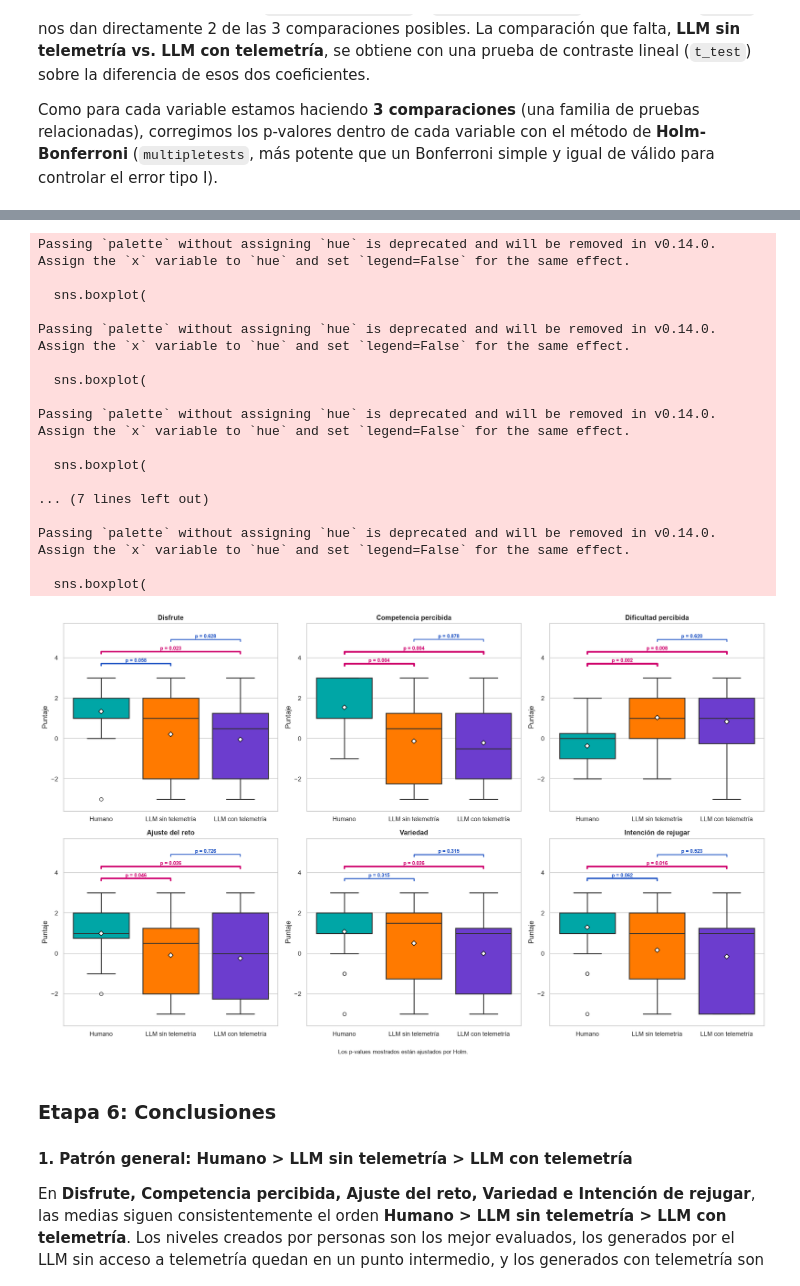
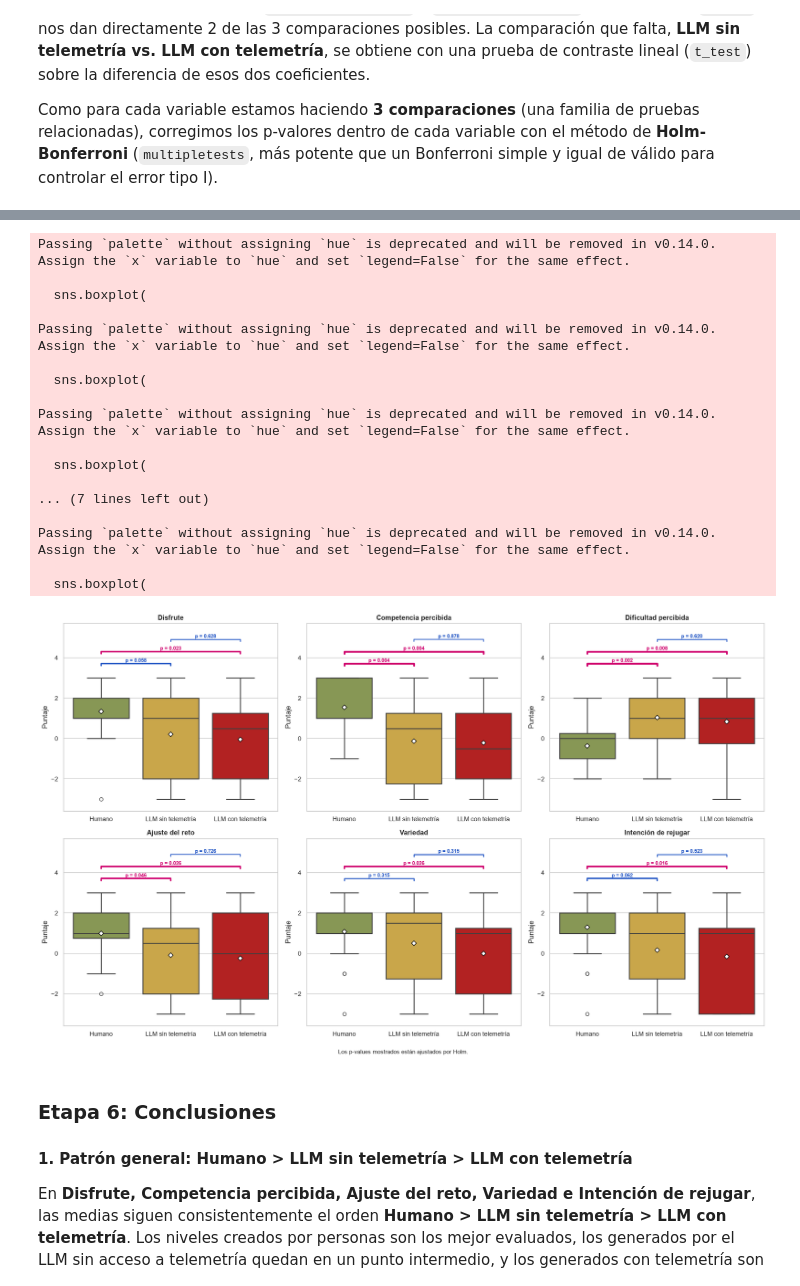
Before and after one commit to Nell-170/Mario-Ai, a Jupyter notebook: Data_Analysis_Code/LMM-Modelo_Lineal_de_Efectos_Mixtos/Analisis_Respuestas_Experimento.ipynb, the cells around one changed output, grey strips where cells are left out. Cells and saved outputs as stored; diff of their text form; code cells hidden in the pictures.

```diff
--- a/Data_Analysis_Code/LMM-Modelo_Lineal_de_Efectos_Mixtos/Analisis_Respuestas_Experimento.ipynb
+++ b/Data_Analysis_Code/LMM-Modelo_Lineal_de_Efectos_Mixtos/Analisis_Respuestas_Experimento.ipynb
@@ -687,7 +687,7 @@ for ax, variable in zip(axes, variables):
         x="condicion",
         y=variable,
         order=orden_condiciones,
-        palette=["#00A6A6", "#FF7A00", "#6C3DCE"],
+        palette=["#879755", "#C9A64A", "#B22222"],
         saturation=1,
         linewidth=1.6,
         showmeans=True,
@@ -734,7 +734,10 @@ for ax, variable in zip(axes, variables):
 
         y = maximo + espacio * nivel
         p_seguro = max(p_ajustado, 1e-6)
-        grosor = min(4.2, max(1.4, 1.4 + 0.7 * (-np.log10(p_seguro))))
+        grosor = min(
+            4.2,
+            max(1.4, 1.4 + 0.7 * (-np.log10(p_seguro))),
+        )
         color = "#D0006F" if p_ajustado < 0.05 else "#2457C5"
 
         ax.plot(
@@ -744,6 +747,7 @@ for ax, variable in zip(axes, variables):
             linewidth=grosor,
             clip_on=False,
         )
+
         ax.text(
             (x1 + x2) / 2,
             y + alto_barra + espacio * 0.04,
@@ -762,34 +766,34 @@ for ax in axes[len(variables):]:
 
 fig.text(
     0.5,
     0.01,
     "Los p-values mostrados están ajustados por Holm.",
     ha="center",
     fontsize=10,
 )
 
 plt.tight_layout(rect=(0, 0.03, 1, 1))
 plt.savefig("boxplots_lmm_pvalues_holm.png", dpi=300, bbox_inches="tight")
 plt.show()
 # %% [output]
 Passing `palette` without assigning `hue` is deprecated and will be removed in v0.14.0. Assign the `x` variable to `hue` and set `legend=False` for the same effect.
 
   sns.boxplot(
 
 Passing `palette` without assigning `hue` is deprecated and will be removed in v0.14.0. Assign the `x` variable to `hue` and set `legend=False` for the same effect.
 
   sns.boxplot(
 
 Passing `palette` without assigning `hue` is deprecated and will be removed in v0.14.0. Assign the `x` variable to `hue` and set `legend=False` for the same effect.
 
   sns.boxplot(
 
 ... (7 lines left out)
 
 Passing `palette` without assigning `hue` is deprecated and will be removed in v0.14.0. Assign the `x` variable to `hue` and set `legend=False` for the same effect.
 
   sns.boxplot(
-[figure, old version]
+[figure, new version]
 # %% [markdown]
 ### Etapa 6: Conclusiones
 
```
Also changed, not shown: 1 other file.
